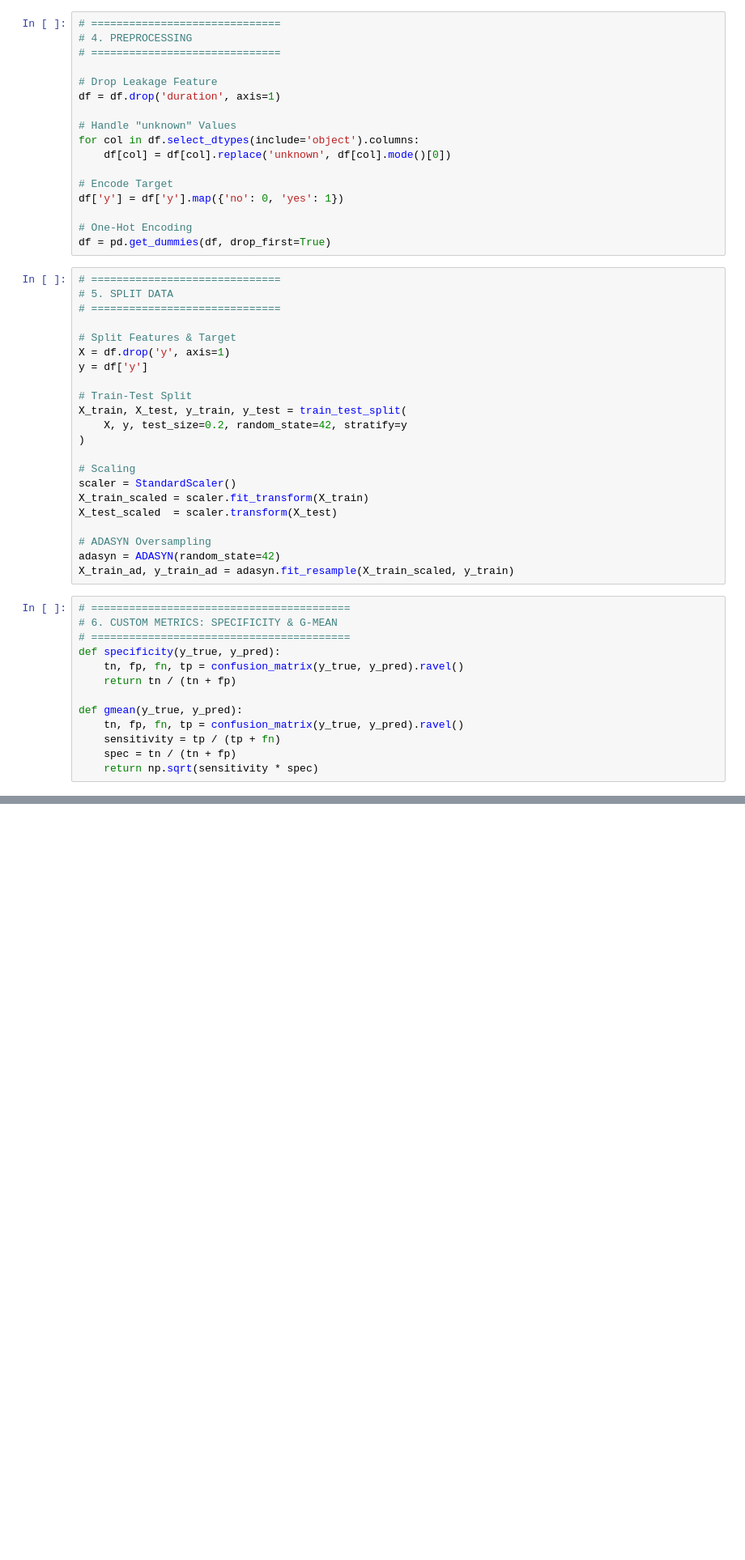
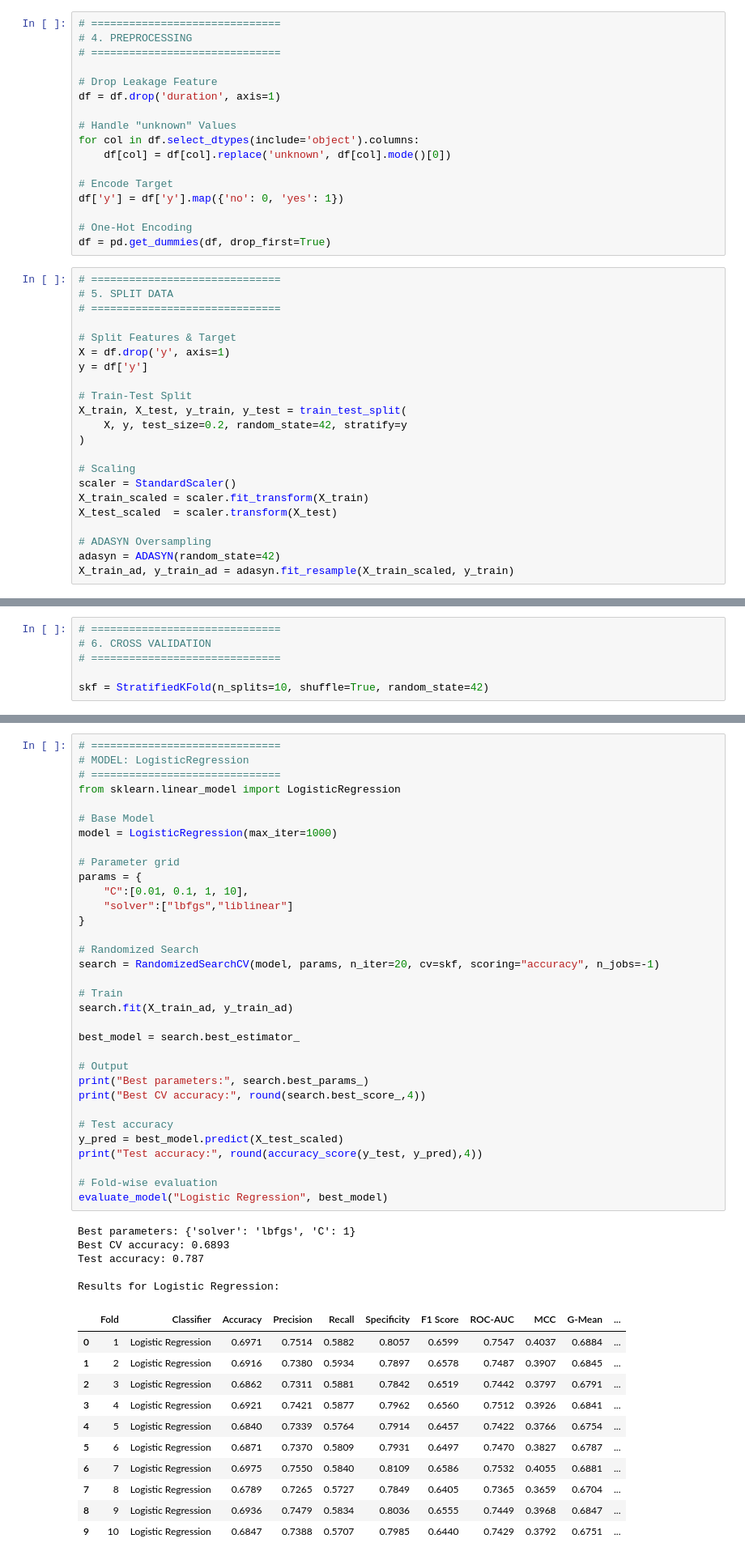
Before and after one commit to sap-tarshi-ghosh/Bank_Marketing_Project_Sk_Kamrej, a Jupyter notebook: Code/BMP_ADASYN_Advance.ipynb, the cells around one changed output, grey strips where cells are left out. Shown at 81% size. Drawn from its saved outputs; the diff is of its cells as text; blank space fills up the shorter version.

```diff
--- a/Code/BMP_ADASYN_Advance.ipynb
+++ b/Code/BMP_ADASYN_Advance.ipynb
@@ -73,16 +73,3 @@ X_test_scaled  = scaler.transform(X_test)
 # ADASYN Oversampling
 adasyn = ADASYN(random_state=42)
 X_train_ad, y_train_ad = adasyn.fit_resample(X_train_scaled, y_train)
-# %%
-# =========================================
-# 6. CUSTOM METRICS: SPECIFICITY & G-MEAN
-# =========================================
-def specificity(y_true, y_pred):
-    tn, fp, fn, tp = confusion_matrix(y_true, y_pred).ravel()
-    return tn / (tn + fp)
-
-def gmean(y_true, y_pred):
-    tn, fp, fn, tp = confusion_matrix(y_true, y_pred).ravel()
-    sensitivity = tp / (tp + fn)
-    spec = tn / (tn + fp)
-    return np.sqrt(sensitivity * spec)
@@ -565,0 +76,6 @@ Kappa       : 0.3749
+# %%
+# ==============================
+# 6. CROSS VALIDATION
+# ==============================
+
+skf = StratifiedKFold(n_splits=10, shuffle=True, random_state=42)
@@ -565,0 +133,50 @@ Kappa       : 0.3749
+# %%
+# ==============================
+# MODEL: LogisticRegression
+# ==============================
+from sklearn.linear_model import LogisticRegression
+
+# Base Model
+model = LogisticRegression(max_iter=1000)
+
+# Parameter grid
+params = {
+    "C":[0.01, 0.1, 1, 10],
+    "solver":["lbfgs","liblinear"]
+}
+
+# Randomized Search
+search = RandomizedSearchCV(model, params, n_iter=20, cv=skf, scoring="accuracy", n_jobs=-1)
+
+# Train
+search.fit(X_train_ad, y_train_ad)
+
+best_model = search.best_estimator_
+
+# Output
+print("Best parameters:", search.best_params_)
+print("Best CV accuracy:", round(search.best_score_,4))
+
+# Test accuracy
+y_pred = best_model.predict(X_test_scaled)
+print("Test accuracy:", round(accuracy_score(y_test, y_pred),4))
+
+# Fold-wise evaluation
+evaluate_model("Logistic Regression", best_model)
+# %% [output]
+Best parameters: {'solver': 'lbfgs', 'C': 1}
+Best CV accuracy: 0.6893
+Test accuracy: 0.787
+
+Results for Logistic Regression:
+|  | Fold | Classifier | Accuracy | Precision | Recall | Specificity | F1 Score | ROC-AUC | MCC | G-Mean | ... |
+| 0 | 1 | Logistic Regression | 0.6971 | 0.7514 | 0.5882 | 0.8057 | 0.6599 | 0.7547 | 0.4037 | 0.6884 | ... |
+| 1 | 2 | Logistic Regression | 0.6916 | 0.7380 | 0.5934 | 0.7897 | 0.6578 | 0.7487 | 0.3907 | 0.6845 | ... |
+| 2 | 3 | Logistic Regression | 0.6862 | 0.7311 | 0.5881 | 0.7842 | 0.6519 | 0.7442 | 0.3797 | 0.6791 | ... |
+| 3 | 4 | Logistic Regression | 0.6921 | 0.7421 | 0.5877 | 0.7962 | 0.6560 | 0.7512 | 0.3926 | 0.6841 | ... |
+| 4 | 5 | Logistic Regression | 0.6840 | 0.7339 | 0.5764 | 0.7914 | 0.6457 | 0.7422 | 0.3766 | 0.6754 | ... |
+| 5 | 6 | Logistic Regression | 0.6871 | 0.7370 | 0.5809 | 0.7931 | 0.6497 | 0.7470 | 0.3827 | 0.6787 | ... |
+| 6 | 7 | Logistic Regression | 0.6975 | 0.7550 | 0.5840 | 0.8109 | 0.6586 | 0.7532 | 0.4055 | 0.6881 | ... |
+| 7 | 8 | Logistic Regression | 0.6789 | 0.7265 | 0.5727 | 0.7849 | 0.6405 | 0.7365 | 0.3659 | 0.6704 | ... |
+| 8 | 9 | Logistic Regression | 0.6936 | 0.7479 | 0.5834 | 0.8036 | 0.6555 | 0.7449 | 0.3968 | 0.6847 | ... |
+| 9 | 10 | Logistic Regression | 0.6847 | 0.7388 | 0.5707 | 0.7985 | 0.6440 | 0.7429 | 0.3792 | 0.6751 | ... |
```
Also changed, not shown: parts of 42 cells of this notebook.
